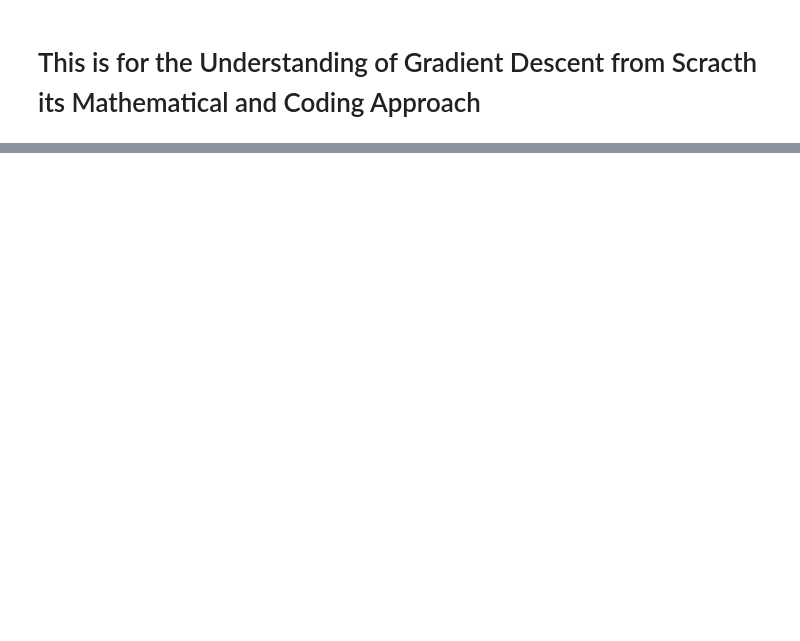
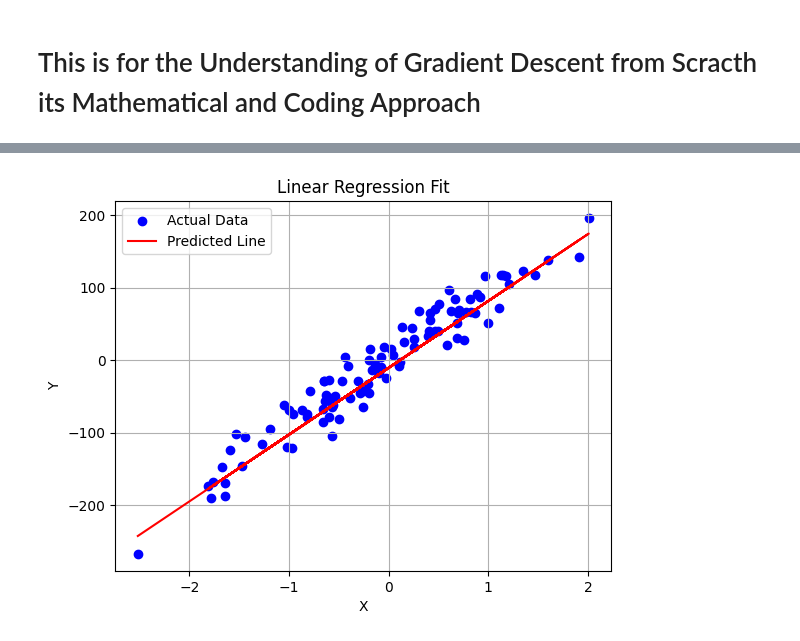
Before and after one commit to Tehman700/Machine_Learning_Practice_Summer_2025, a Jupyter notebook: Jupyter Notebooks VScode/gradient_descent_scratch.ipynb, the cells around one changed output, grey strips where cells are left out. Saved outputs shown, nothing was run; the diff lists cells and outputs as text; code cells hidden in the pictures; blank space fills up the shorter version.

```diff
--- a/Jupyter Notebooks VScode/gradient_descent_scratch.ipynb
+++ b/Jupyter Notebooks VScode/gradient_descent_scratch.ipynb
@@ -48,3 +62,17 @@ np.float64(1094.9172403793762)
+# %%
+y_pred = ((m * X) + b)
+
+
+plt.scatter(X, Y, color='blue', label='Actual Data')
+plt.plot(X, y_pred, color='red', label='Predicted Line')
+plt.xlabel('X')
+plt.ylabel('Y')
+plt.title('Linear Regression Fit')
+plt.legend()
+plt.grid(True)
+plt.show()
+# %% [output]
+[figure, added]
 # %%
 b = b - (learning_rate * slope)
 b
```
Also changed, not shown: parts of 15 cells of this notebook.
